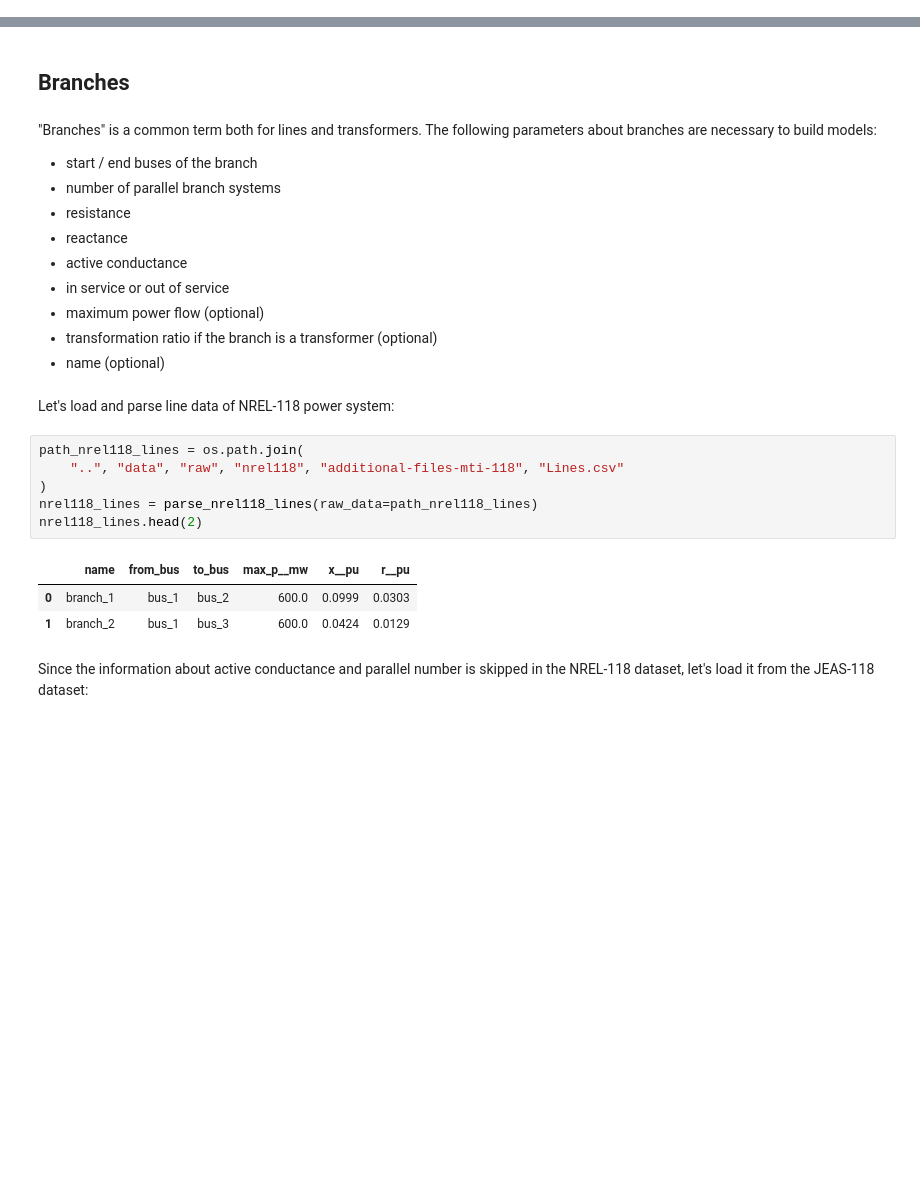
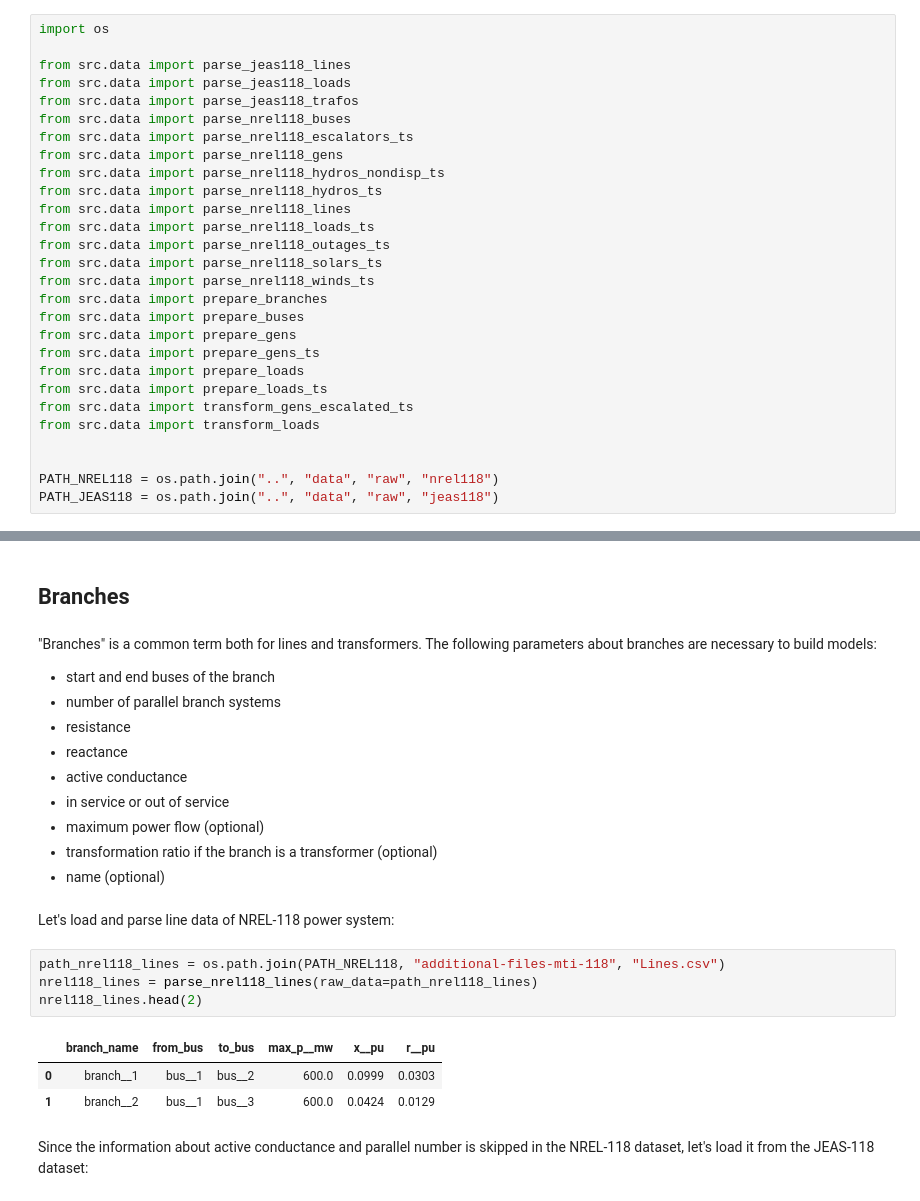
Before and after one commit to evgenytsydenov/ieee118_power_flow_data, a Jupyter notebook: notebooks/prepare_power_flow_data.ipynb, the cells around one changed output, grey strips where cells are left out. Drawn from its saved outputs; the diff is of its cells as text; blank space fills up the shorter version.

Commit message:
Update: minor change of names of variables

```diff
--- a/notebooks/prepare_power_flow_data.ipynb
+++ b/notebooks/prepare_power_flow_data.ipynb
@@ -17,3 +12,31 @@ from src.data import *
+# %%
+import os
+
+from src.data import parse_jeas118_lines
+from src.data import parse_jeas118_loads
+from src.data import parse_jeas118_trafos
+from src.data import parse_nrel118_buses
+from src.data import parse_nrel118_escalators_ts
+from src.data import parse_nrel118_gens
+from src.data import parse_nrel118_hydros_nondisp_ts
+from src.data import parse_nrel118_hydros_ts
+from src.data import parse_nrel118_lines
+from src.data import parse_nrel118_loads_ts
+from src.data import parse_nrel118_outages_ts
+from src.data import parse_nrel118_solars_ts
+from src.data import parse_nrel118_winds_ts
+from src.data import prepare_branches
+from src.data import prepare_buses
+from src.data import prepare_gens
+from src.data import prepare_gens_ts
+from src.data import prepare_loads
+from src.data import prepare_loads_ts
+from src.data import transform_gens_escalated_ts
+from src.data import transform_loads
+
+
+PATH_NREL118 = os.path.join("..", "data", "raw", "nrel118")
+PATH_JEAS118 = os.path.join("..", "data", "raw", "jeas118")
 # %% [markdown]
 ## Buses
 # %% [markdown]
@@ -51,7 +72,7 @@ buses.head(2)
 ## Branches
 # %% [markdown]
 "Branches" is a common term both for lines and transformers. The following parameters about branches are necessary to build models:
-- start / end buses of the branch
+- start and end buses of the branch
 - number of parallel branch systems
 - resistance
 - reactance
@@ -63,15 +84,13 @@ buses.head(2)
 # %% [markdown]
 Let's load and parse line data of NREL-118 power system:
 # %%
-path_nrel118_lines = os.path.join(
-    "..", "data", "raw", "nrel118", "additional-files-mti-118", "Lines.csv"
-)
+path_nrel118_lines = os.path.join(PATH_NREL118, "additional-files-mti-118", "Lines.csv")
 nrel118_lines = parse_nrel118_lines(raw_data=path_nrel118_lines)
 nrel118_lines.head(2)
 # %% [output]
-|  | name | from_bus | to_bus | max_p__mw | x__pu | r__pu |
-| 0 | branch_1 | bus_1 | bus_2 | 600.0 | 0.0999 | 0.0303 |
-| 1 | branch_2 | bus_1 | bus_3 | 600.0 | 0.0424 | 0.0129 |
+|  | branch_name | from_bus | to_bus | max_p__mw | x__pu | r__pu |
+| 0 | branch__1 | bus__1 | bus__2 | 600.0 | 0.0999 | 0.0303 |
+| 1 | branch__2 | bus__1 | bus__3 | 600.0 | 0.0424 | 0.0129 |
 # %% [markdown]
 Since the information about active conductance and parallel number is skipped in the NREL-118 dataset, let's load it from the JEAS-118 dataset:
 # %%
```
Also changed, not shown: parts of 25 cells of this notebook, 24 other files.
